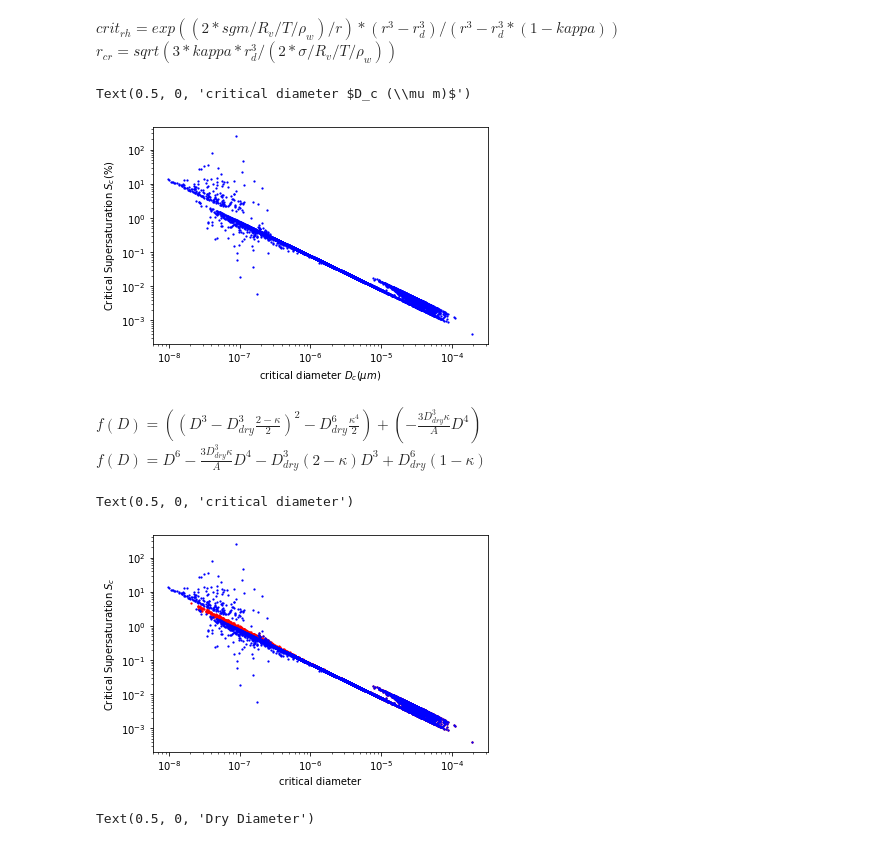
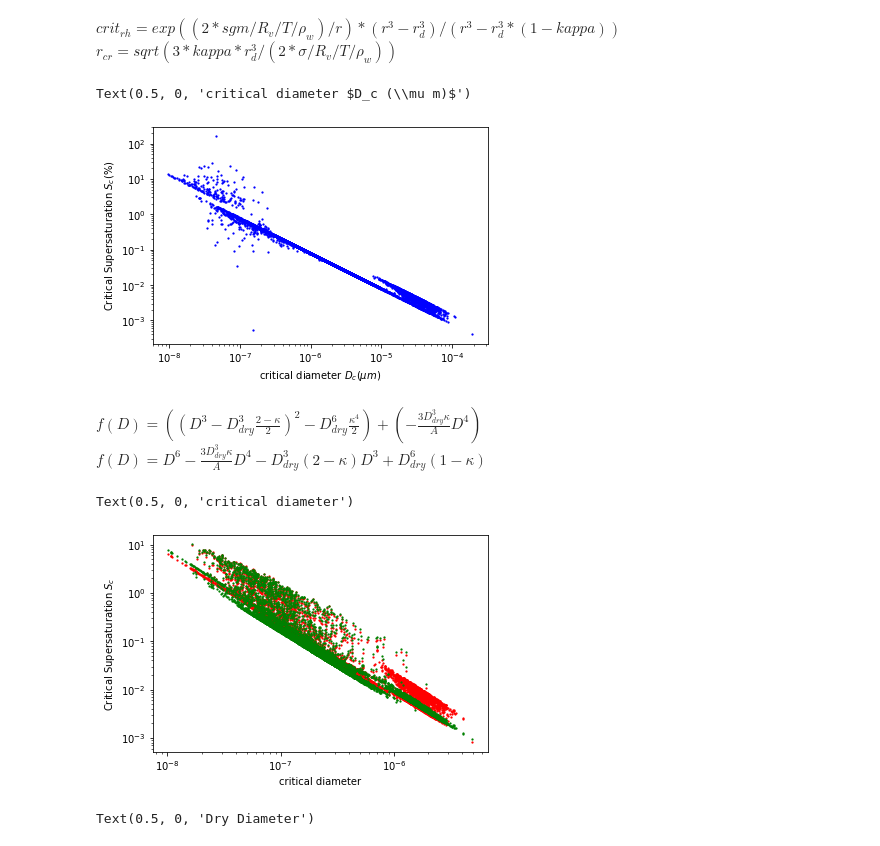
Before and after one commit to Jim-Xu/Project_Scripts, a Jupyter notebook: test.ipynb, the cells around one changed output. Cells and saved outputs as stored; diff of their text form; code cells hidden in the pictures.

Commit message:
correct temp

```diff
--- a/test.ipynb
+++ b/test.ipynb
@@ -23,11 +23,9 @@ sgm_w = 72 * 1e-3 # N m-1
 sgm_org = 40 * 1e-3 # N m-1
 delta_min = 0.1 * 1e-9 # m
 Rv = 461  # J K-1 Kg-1
-temp = 298 # K
+temp = 293.475 # K
 rho_w = 1000   # Kg m-3
 mw = 18 * 1e-3 # Kg mol-1
-
-Rv = 8.314/mw  # J K-1 kg-1
 R = 8.314
 a = (4*mw)/(R*temp*rho_w)
 # %%
@@ -120,7 +118,7 @@ plt.ylabel("Critical Supersaturation $S_c (\%)$")
 plt.xlabel("critical diameter $D_c (\mu m)$")
 # %% [output]
 Text(0.5, 0, 'critical diameter $D_c (\\mu m)$')
-[figure, old version]
+[figure, new version]
 # %% [markdown]
 $f(D)=((D^3-D_{dry}^3\frac{2-\kappa}{2})^2-D_{dry}^6\frac{\kappa ^4}{2})+(-\frac{3D_{dry}^3{\kappa}}{A}D^4 )$ \
 $f(D)=D^6-\frac{3D_{dry}^3\kappa}{A}D^4-D_{dry}^3(2-\kappa)D^3+D_{dry}^6(1-\kappa)$
@@ -134,27 +132,25 @@ crit_ss = pd.Series(np.zeros(len(dry_diameters)))
 # %%
 for i in range(len(dry_diameters)):
     capital_A[i] = a * sgm[i]
     c_1[i] = -(3 * dry_diameters[i] ** 3 * kappa_single[i])/capital_A[i]
     c_2[i] = -dry_diameters[i] ** 3 * (2 - kappa_single[i])
     c_3[i] = dry_diameters[i] ** 6 * (1 - kappa_single[i])
     func = lambda  x: x ** 6 + c_1[i] * (x ** 4) + c_2[i] * (x **3) + c_3[i]
     df = lambda x: 6 * x ** 5 + 4 * c_1[i] * x **3 + 3 * c_2[i] * x **2
     ddf = lambda x: 30 * x ** 4 + 12 * c_1[i] * x **2 + 6 * c_2[i] * x
     crit_diam[i] = scipy.optimize.brentq(func, dry_diameters[i], 1, xtol=1e-14, rtol=8.881784197001252e-16, maxiter=100, full_output=False, disp=True)
     crit_ss[i] = ((crit_diam[i]**3 -dry_diameters[i]**3)/(crit_diam[i]**3 - (dry_diameters[i]**3 * (1-kappa_single[i]))))*np.exp(capital_A[i]/crit_diam[i])
-    # diam = np.arange(1e-7,1e-3,1e-6)
-    # plt.plot(diam,diam ** 6 - c_1[i] * (diam ** 4) - c_2[i] * (diam **3) + c_3[i])
 
-plt.scatter(crit_diam, (crit_ss-1)*100, s=1.5, c= 'r')
-# plt.scatter(dry_diameters,scs*100,s=1.5, c= 'g')
-plt.scatter(2*r_cr, (cr_rhs-1)*100, s=1.5, c='b')
+plt.scatter(dry_diameters, (crit_ss-1)*100, s=1.5, c= 'r')
+plt.scatter(dry_diameters,scs*100,s=1.5, c= 'g')
+# plt.scatter(dry_diameters, (cr_rhs-1)*100, s=1.5, c='b')
 plt.xscale("log")
 plt.yscale("log")
 plt.ylabel("Critical Supersaturation $S_c $")
 plt.xlabel("critical diameter")
 # %% [output]
 Text(0.5, 0, 'critical diameter')
-[figure, old version]
+[figure, new version]
 # %%
 plt.scatter(dry_diameters, crit_diam,s=1.5, c = 'r')
 plt.scatter(dry_diameters, 2*r_cr,s=1.5, c = 'k')
```
